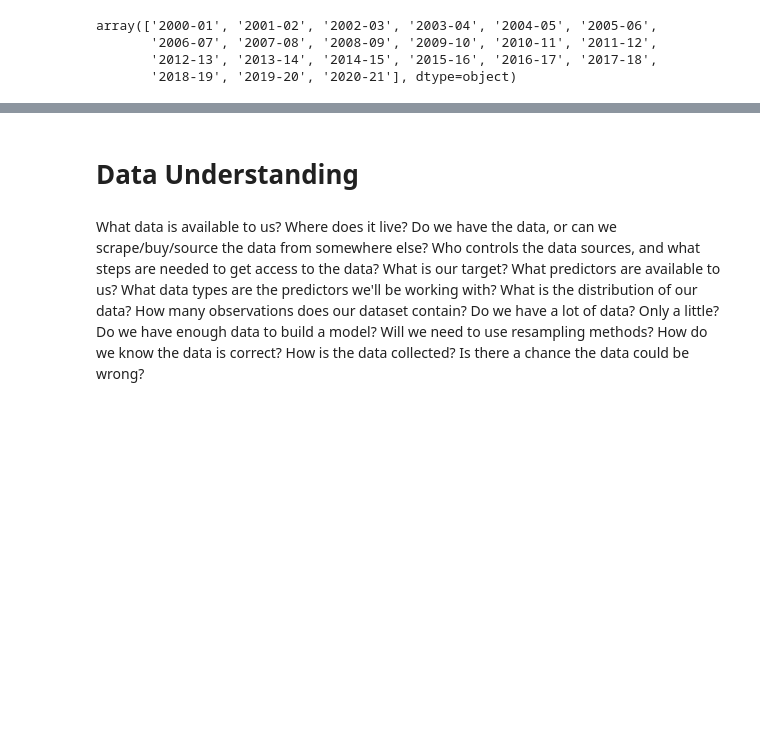
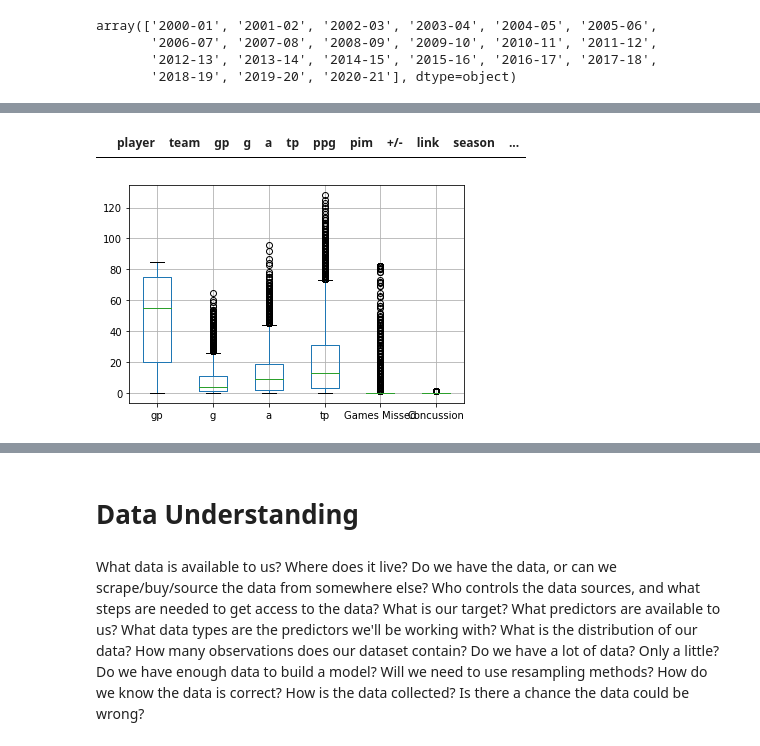
Before and after one commit to Marissa841/Predicting-Head-Injuries-in-NHL-Players--A-Machine-Learning-Approach, a Jupyter notebook: notebook_1.ipynb, the cells around one changed output, grey strips where cells are left out. Cells and saved outputs as stored; diff of their text form; code cells hidden in the pictures; blank space fills up the shorter version.

```diff
--- a/notebook_1.ipynb
+++ b/notebook_1.ipynb
@@ -105,0 +96,12 @@ array(['2000/01', '2000/01 (playoffs)', '2001/02', '2001/02 (playoffs)',
+# %%
+# remove duplicate values - there are not duplicate values to remove
+duplicates = df[df.duplicated()]
+duplicates
+# %% [output]
+|  | player | team | gp | g | a | tp | ppg | pim | +/- | link | season | ... |
+# %%
+# check for outliers using a box plot
+df.boxplot()
+plt.show()
+# %% [output]
+[figure, added]
```
Also changed, not shown: parts of 8 cells of this notebook.
